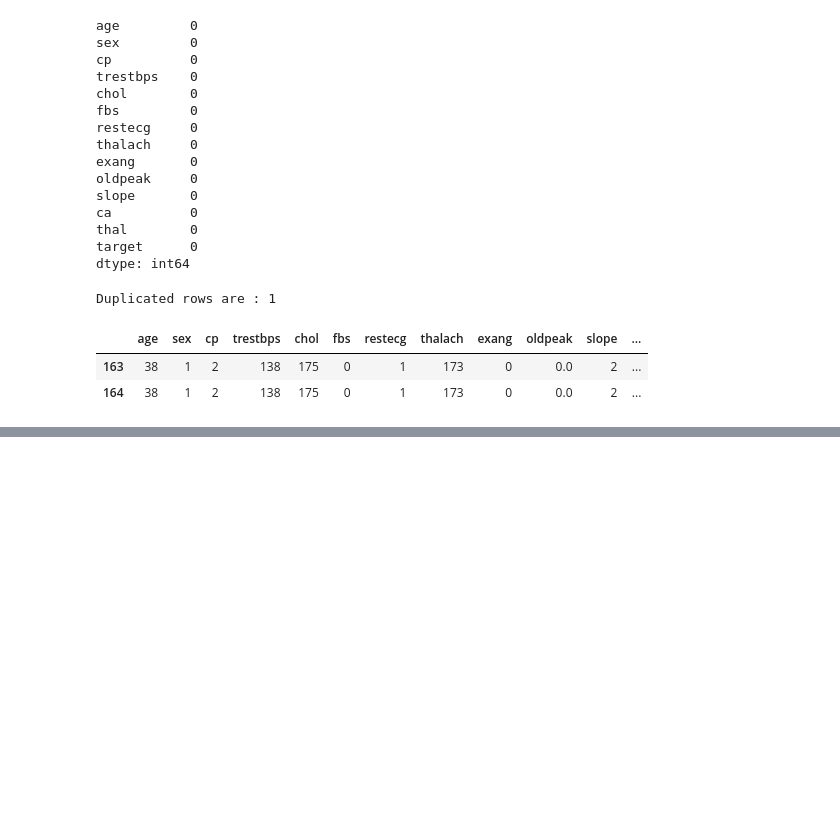
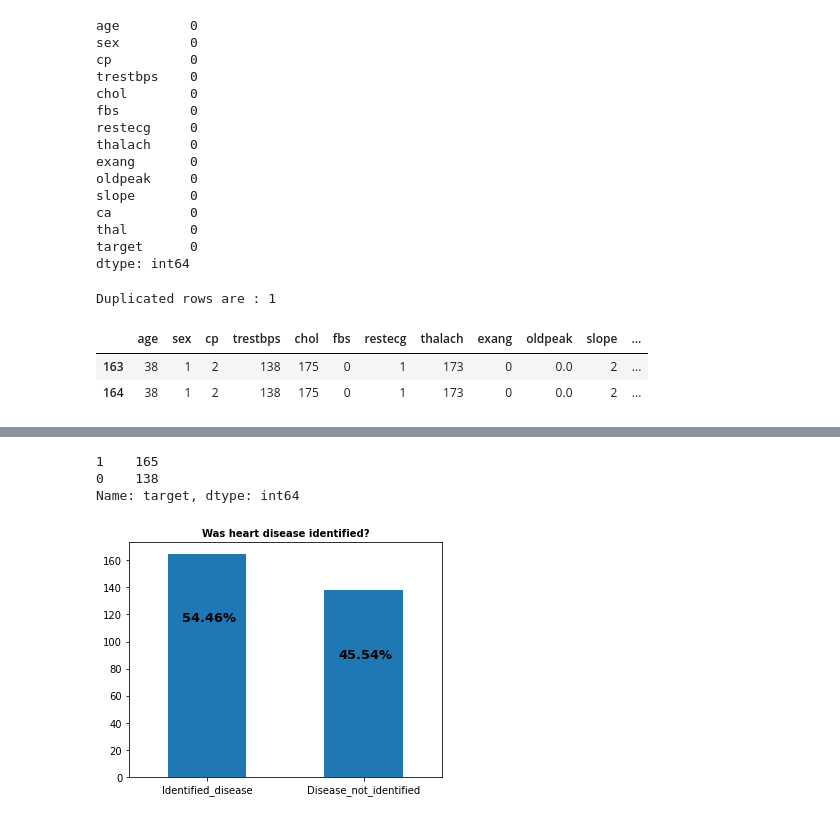
Before and after one commit to VentureMikey/ALK2021BD, a Jupyter notebook: 28818_Biostatistics_Data_analytics_JUNE_2021.ipynb, the cells around one changed output, grey strips where cells are left out. Cells and saved outputs as stored; diff of their text form; code cells hidden in the pictures; blank space fills up the shorter version.

```diff
--- a/28818_Biostatistics_Data_analytics_JUNE_2021.ipynb
+++ b/28818_Biostatistics_Data_analytics_JUNE_2021.ipynb
@@ -186,0 +246,24 @@ HEART.describe()
+# %%
+print(HEART.target.value_counts())
+
+fig, ax=plt.subplots(figsize=(5,4))
+name = ("Identified_disease", "Disease_not_identified")
+ax = HEART.target.value_counts().plot(kind='bar')
+ax.set_title("Was heart disease identified?", fontsize = 10, weight = 'bold')
+ax.set_xticklabels (name, rotation = 0)
+
+totals = []
+for i in ax.patches:
+  totals.append(i.get_height())
+total = sum(totals)
+for i in ax.patches:
+  ax.text(i.get_x()+.09, i.get_height()-50, \
+          str(round((i.get_height()/total)*100, 2))+'%', fontsize = 13,
+          color = 'black', weight = 'bold')
+
+plt.tight_layout()
+# %% [output]
+1    165
+0    138
+Name: target, dtype: int64
+[figure, added]
```
Also changed, not shown: parts of 6 cells of this notebook.
